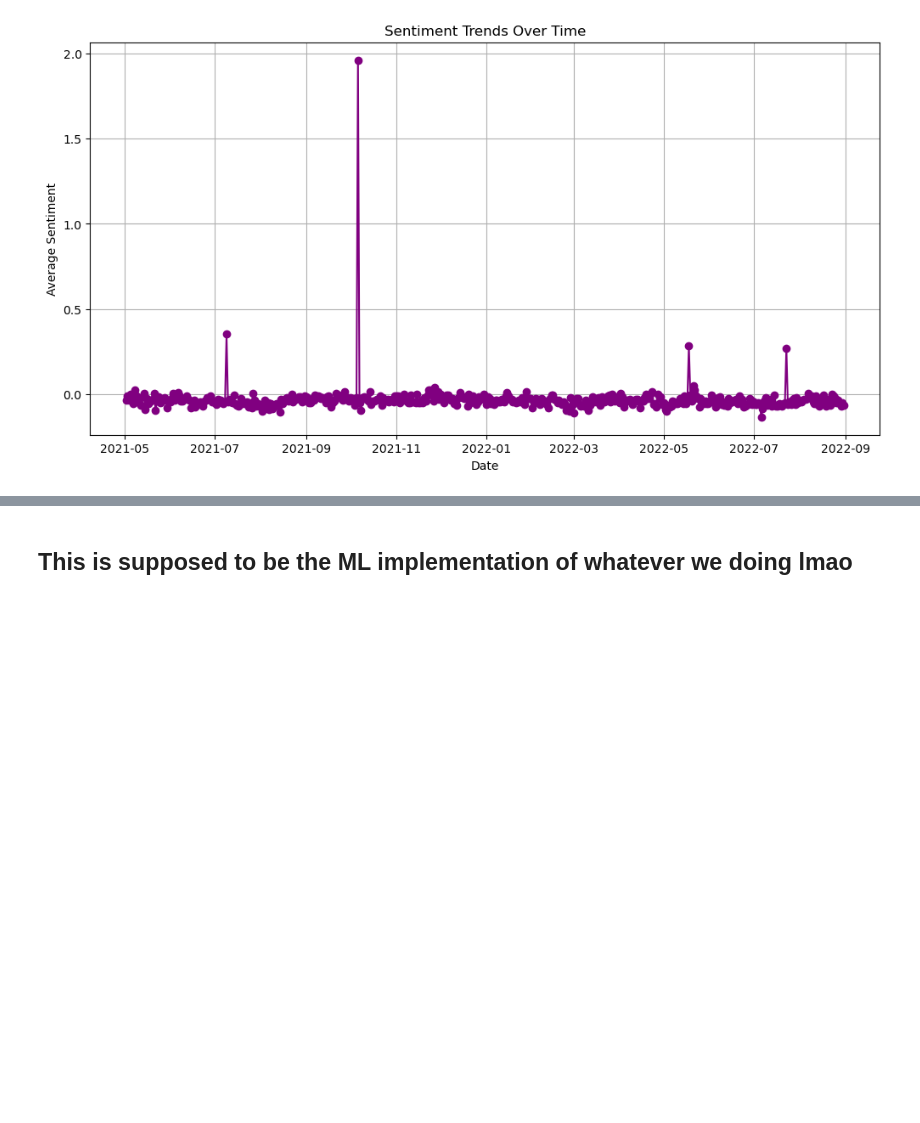
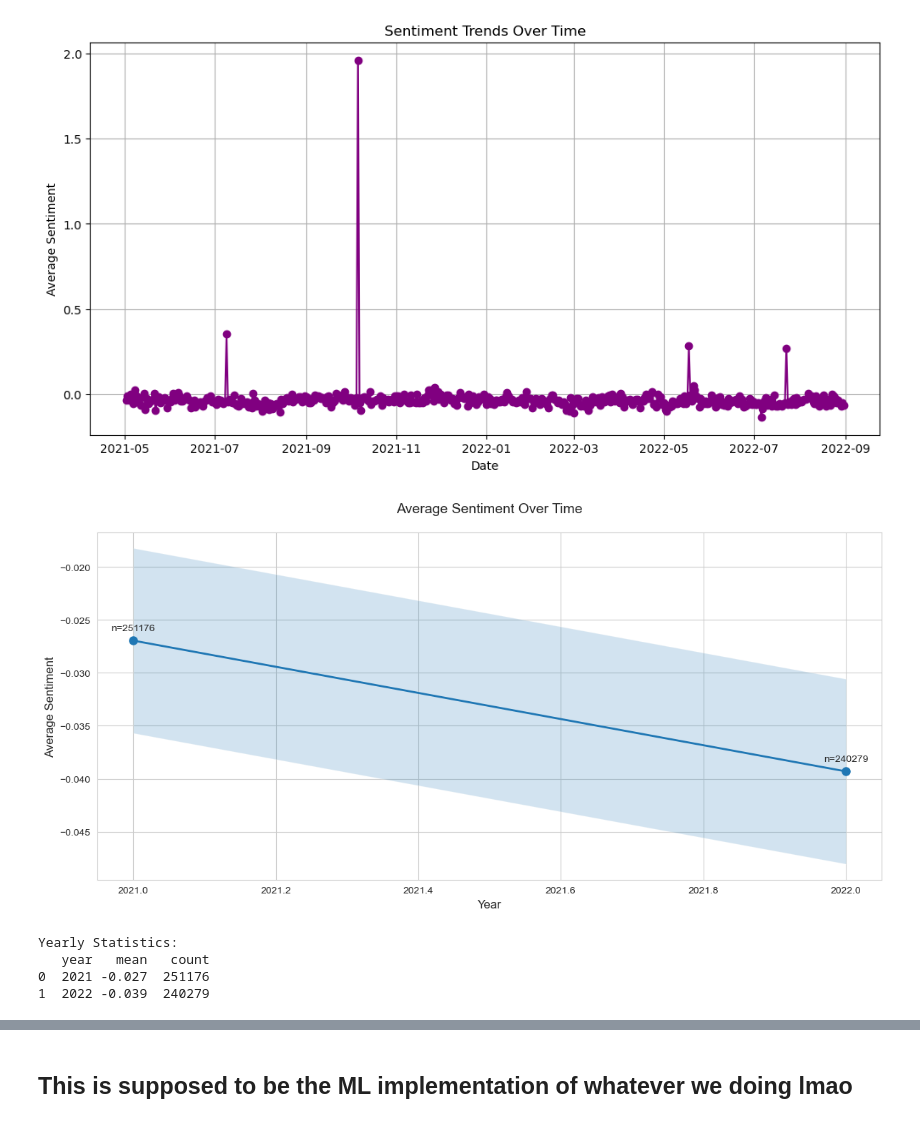
Before and after one commit to smitster1403/project_seng_550, a Jupyter notebook: project_main.ipynb, the cells around one changed output, grey strips where cells are left out. Saved outputs shown, nothing was run; the diff lists cells and outputs as text; code cells hidden in the pictures; blank space fills up the shorter version.

Commit message:
added more analysis graphs

```diff
--- a/project_main.ipynb
+++ b/project_main.ipynb
@@ -332,3 +285,54 @@ plt.show()
 +----------+--------------------+
 only showing top 20 rows
 [figure]
+# %%
+# First, let's create a DataFrame from the cleaned data
+df_time = clean_df_3.toPandas()
+
+# Convert timestamp to datetime
+df_time['created_utc'] = pd.to_datetime(df_time['created_utc'], unit='s')
+
+# Extract year
+df_time['year'] = df_time['created_utc'].dt.year
+# %%
+# Calculate average sentiment per year
+yearly_sentiment = df_time.groupby('year')['sentiment'].agg(['mean', 'count']).reset_index()
+
+# Create the visualization
+plt.figure(figsize=(12, 6))
+sns.set_style("whitegrid")
+
+# Create the line plot
+plt.plot(yearly_sentiment['year'], yearly_sentiment['mean'], marker='o', linewidth=2, markersize=8)
+
+# Add error bars (optional)
+plt.fill_between(yearly_sentiment['year'],
+                 yearly_sentiment['mean'] - yearly_sentiment['mean'].std(),
+                 yearly_sentiment['mean'] + yearly_sentiment['mean'].std(),
+                 alpha=0.2)
+
+# Customize the plot
+plt.title('Average Sentiment Over Time', fontsize=14, pad=20)
+plt.xlabel('Year', fontsize=12)
+plt.ylabel('Average Sentiment', fontsize=12)
+
+# Add number of comments per year as annotations
+for i, row in yearly_sentiment.iterrows():
+    plt.annotate(f'n={int(row["count"])}',
+                (row['year'], row['mean']),
+                textcoords="offset points",
+                xytext=(0,10),
+                ha='center')
+
+plt.tight_layout()
+plt.show()
+
+# Print the yearly statistics
+print("\nYearly Statistics:")
+print(yearly_sentiment.round(3))
+# %% [output]
+[figure, added]
+Yearly Statistics:
+   year   mean   count
+0  2021 -0.027  251176
+1  2022 -0.039  240279
```
Also changed, not shown: parts of 21 cells of this notebook.
